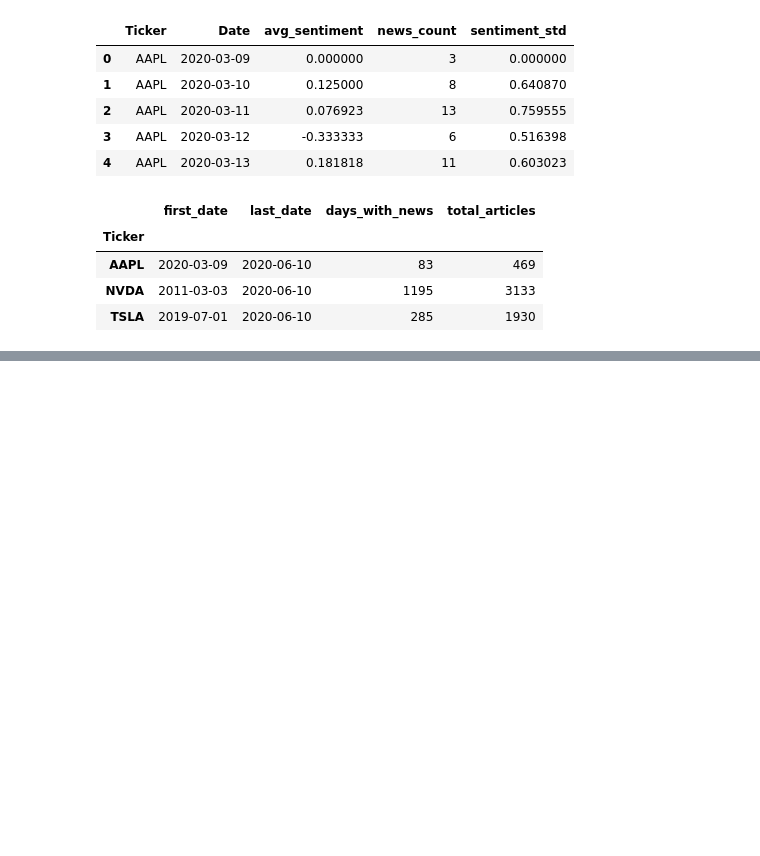
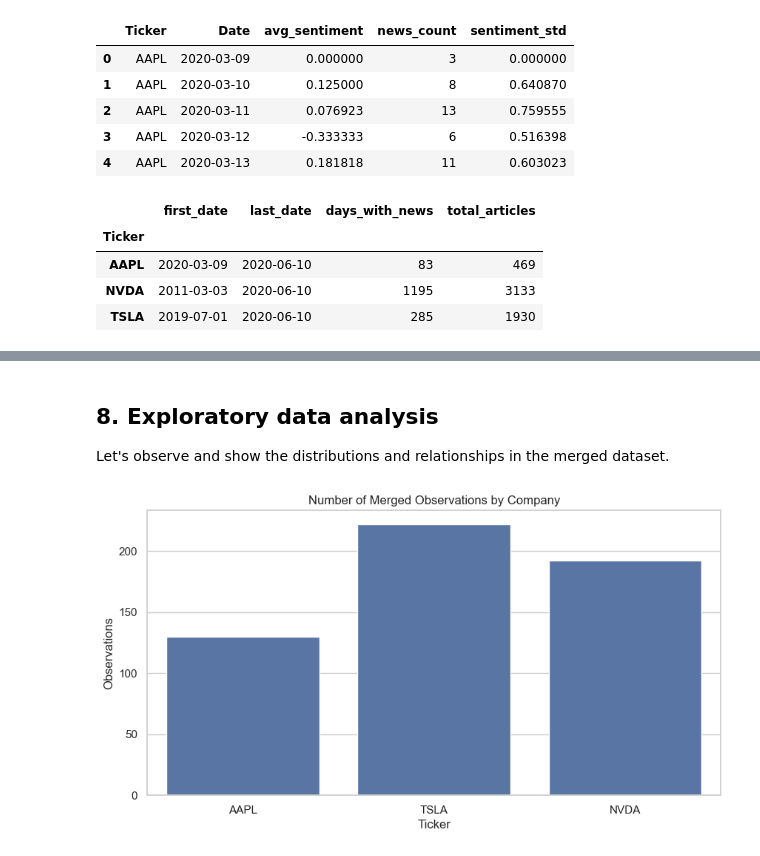
Before and after one commit to mtodoroff/DataScienceSoftuni, a Jupyter notebook: Financial_News_Stock_Market_Sentiment_Project.ipynb, the cells around one changed output, grey strips where cells are left out. Drawn from its saved outputs; the diff is of its cells as text; code cells hidden in the pictures; blank space fills up the shorter version.

Commit message:
Merging data and plotting distributions

```diff
--- a/Financial_News_Stock_Market_Sentiment_Project.ipynb
+++ b/Financial_News_Stock_Market_Sentiment_Project.ipynb
@@ -453,0 +463,27 @@ display(daily_sentiment.groupby("Ticker").agg(
+# %%
+model_df = pd.merge(
+    stock,
+    daily_sentiment,
+    on=["Ticker", "Date"],
+    how="inner"
+)
+
+model_df = model_df.sort_values(["Ticker", "Date"]).reset_index(drop=True)
+
+selected_features = [
+    "Ticker", "Date", "Open", "High", "Low", "Close", "Volume",
+    "Daily Return", "return_next_day", "avg_sentiment",
+    "news_count", "sentiment_std", "20-Day MA", "volume_change"
+]
+
+available_features = [column for column in selected_features if column in model_df.columns]
+model_df = model_df[available_features].copy()
+
+display(model_df.head())
+print("Merged dataset shape:", model_df.shape)
+
+display(model_df.groupby("Ticker").agg(
+    first_date=("Date", "min"),
+    last_date=("Date", "max"),
+    observations=("Date", "count")
+))
@@ -453,0 +503,13 @@ display(daily_sentiment.groupby("Ticker").agg(
+# %% [markdown]
+## 8. Exploratory data analysis
+
+Let's observe and show the distributions and relationships in the merged dataset.
+# %%
+plt.figure(figsize=(10, 5))
+sns.countplot(data=model_df, x="Ticker", order=selected_tickers)
+plt.title("Number of Merged Observations by Company")
+plt.xlabel("Ticker")
+plt.ylabel("Observations")
+plt.show()
+# %% [output]
+[figure, added]
```
Also changed, not shown: parts of 7 cells of this notebook.
